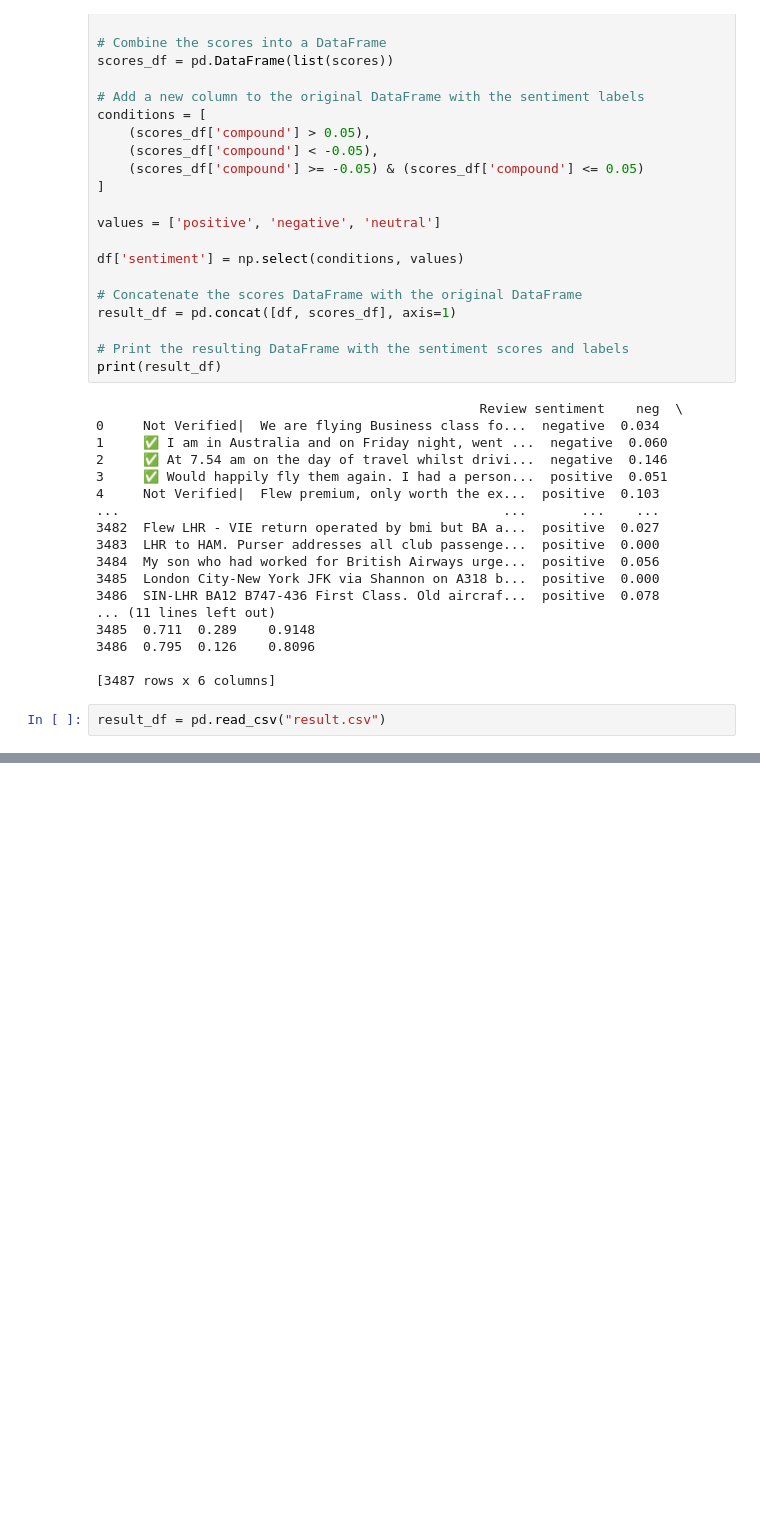
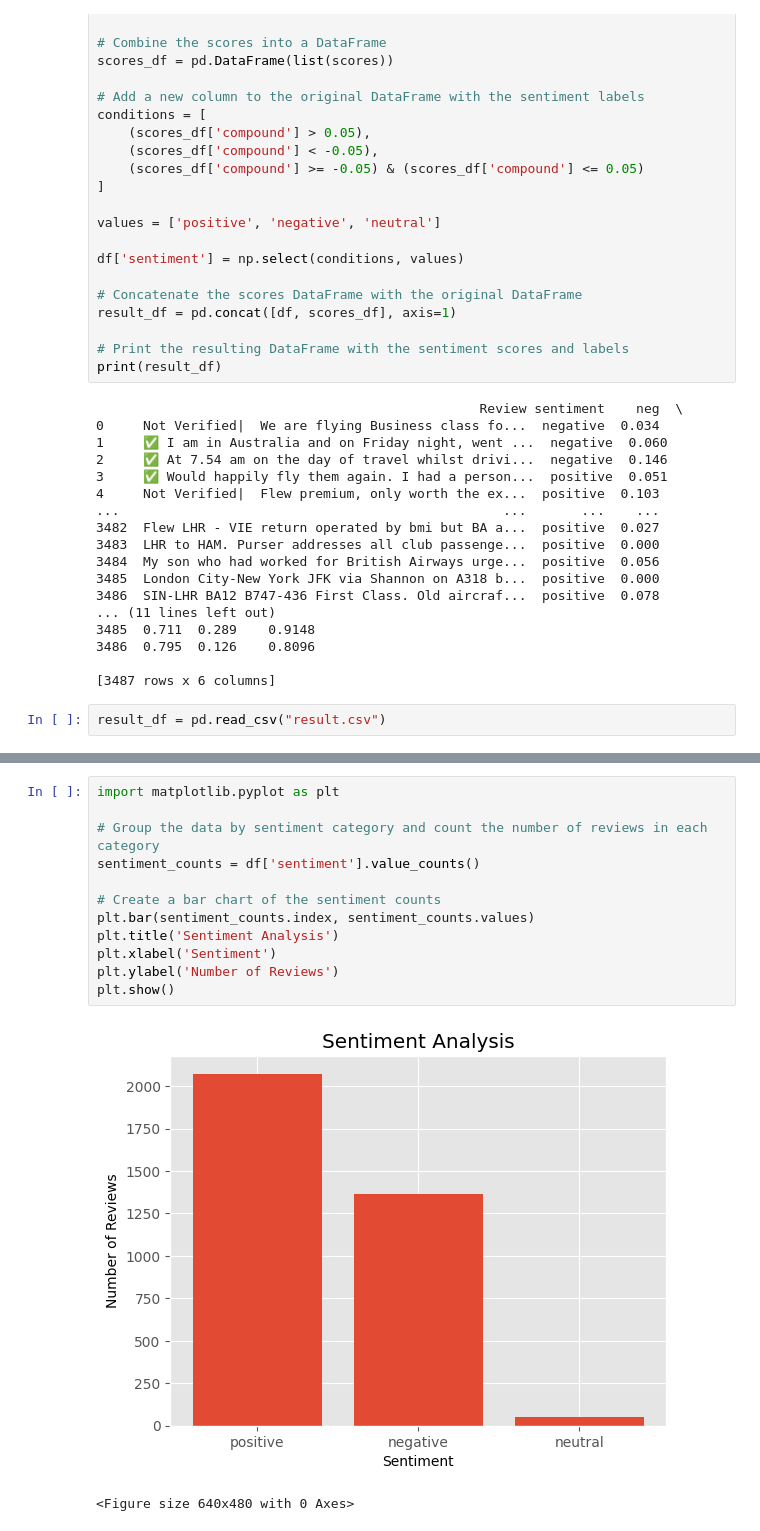
Before and after one commit to george474/PyBooks, a Jupyter notebook: Sentiment analysis.ipynb, the cells around one changed output, grey strips where cells are left out. Cells and saved outputs as stored; diff of their text form; blank space fills up the shorter version.

```diff
--- a/Sentiment analysis.ipynb
+++ b/Sentiment analysis.ipynb
@@ -160,0 +246,15 @@ ModuleNotFoundError: No module named 'wordcloud'
+# %%
+import matplotlib.pyplot as plt
+
+# Group the data by sentiment category and count the number of reviews in each category
+sentiment_counts = df['sentiment'].value_counts()
+
+# Create a bar chart of the sentiment counts
+plt.bar(sentiment_counts.index, sentiment_counts.values)
+plt.title('Sentiment Analysis')
+plt.xlabel('Sentiment')
+plt.ylabel('Number of Reviews')
+plt.show()
+# %% [output]
+[figure, added]
+<Figure size 640x480 with 0 Axes>
```
Also changed, not shown: parts of 8 cells of this notebook, 1 other file.
